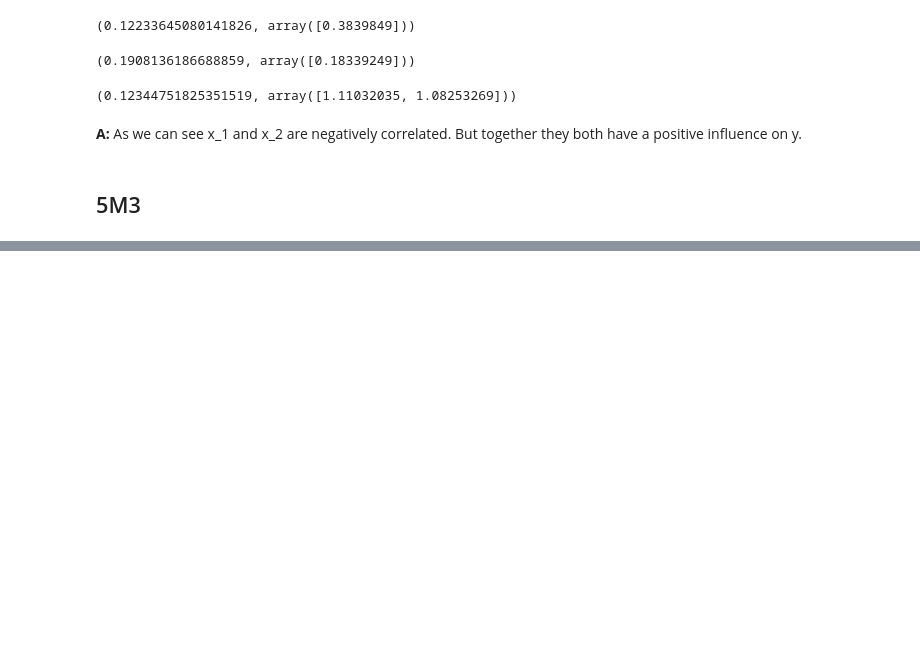
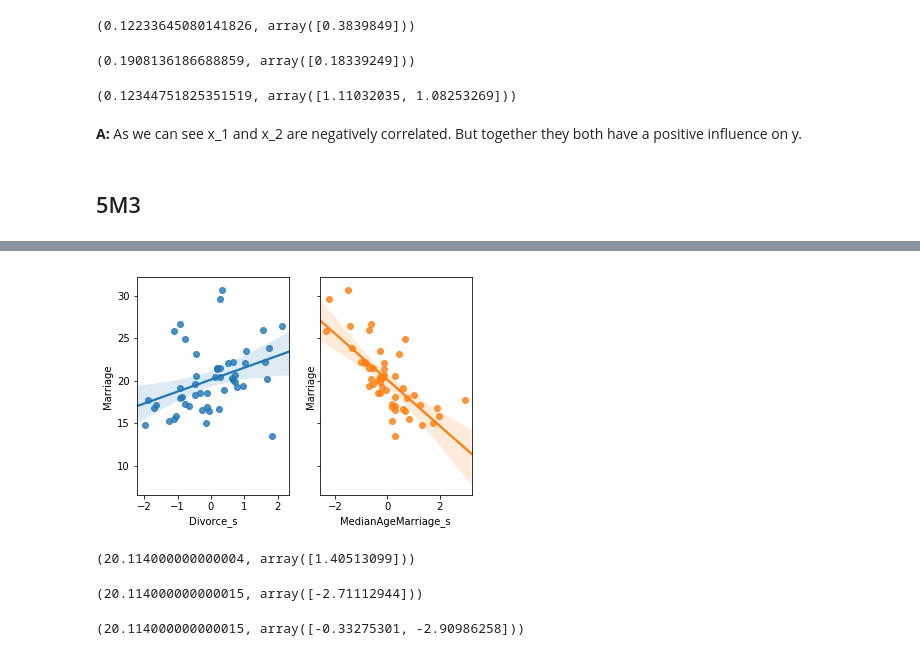
Before and after one commit to Bruschkov/StatisticalRethinking, a Jupyter notebook: chapter05/chapter05_exercises.ipynb, the cells around one changed output, grey strips where cells are left out. Cells and saved outputs as stored; diff of their text form; code cells hidden in the pictures; blank space fills up the shorter version.

```diff
--- a/chapter05/chapter05_exercises.ipynb
+++ b/chapter05/chapter05_exercises.ipynb
@@ -170,0 +202,32 @@ glm_real.intercept_, glm_real.coef_
+# %%
+from sklearn.preprocessing import scale
+
+df["Divorce_s"] = scale(df.Divorce)
+df["MedianAgeMarriage_s"] = scale(df.MedianAgeMarriage)
+df["Marriage_s"] = scale(df.Marriage)
+# %%
+import matplotlib.pyplot as plt
+
+fig, (ax1, ax2) = plt.subplots(ncols=2, sharey=True)
+sns.regplot(x="Divorce_s", y="Marriage", data=df, ax=ax1)
+sns.regplot(x="MedianAgeMarriage_s", y="Marriage", data=df, ax=ax2)
+plt.show()
+# %% [output]
+[figure, added]
+# %%
+lm = LinearRegression().fit(df[['Divorce_s']], df['Marriage'])
+lm.intercept_, lm.coef_
+# %% [output]
+(20.114000000000004, array([1.40513099]))
+# %%
+lm = LinearRegression().fit(df[['MedianAgeMarriage_s']], df['Marriage'])
+lm.intercept_, lm.coef_
+# %% [output]
+(20.114000000000015, array([-2.71112944]))
+# %%
+from sklearn.linear_model import LinearRegression
+
+lm = LinearRegression().fit(df[['Divorce_s', "MedianAgeMarriage_s"]], df['Marriage'])
+lm.intercept_, lm.coef_
+# %% [output]
+(20.114000000000015, array([-0.33275301, -2.90986258]))
```
Also changed, not shown: parts of 28 cells of this notebook, 3 other files.
